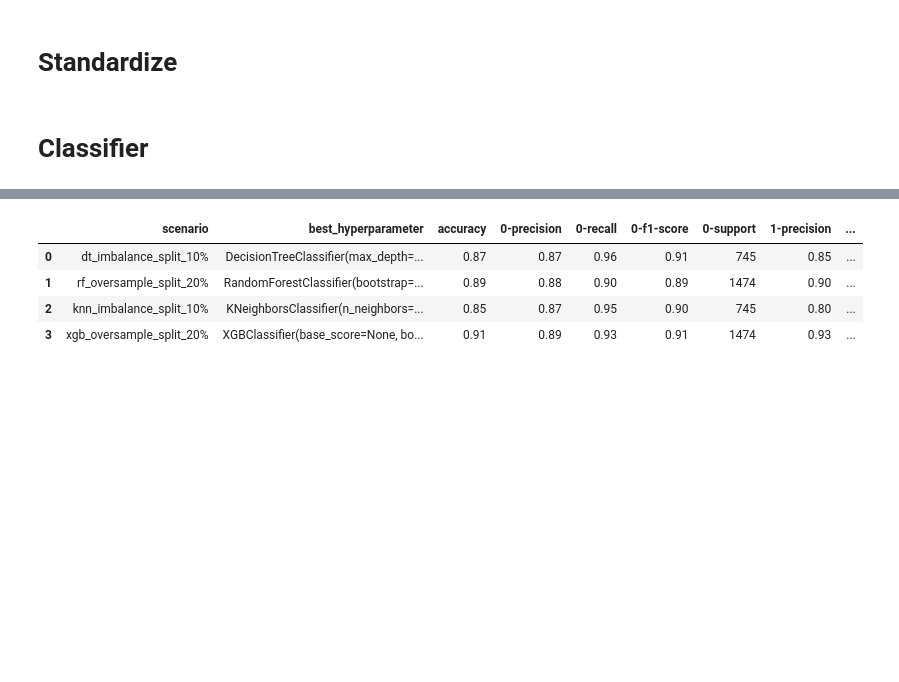
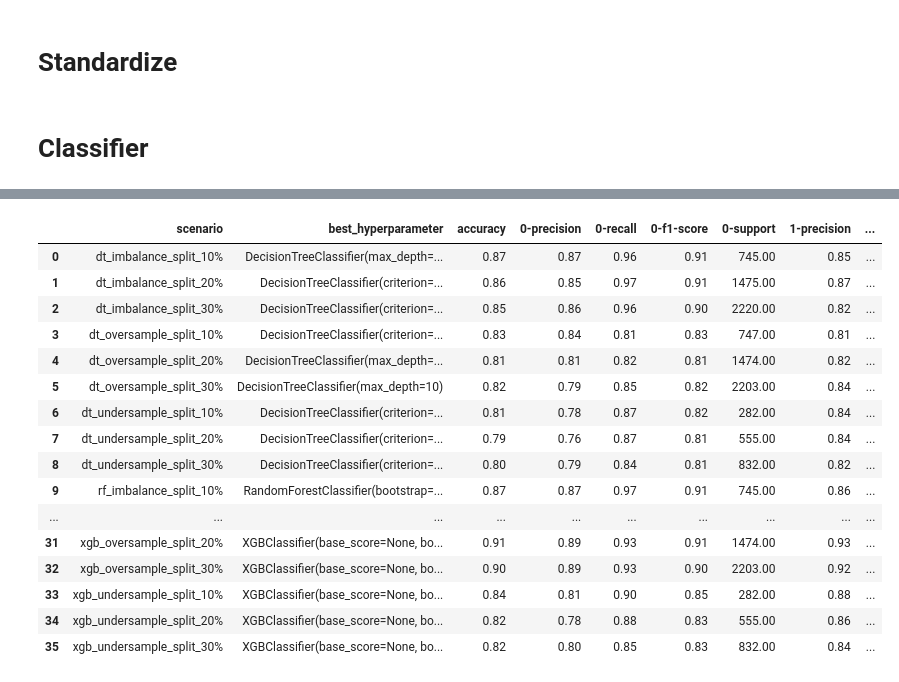
Before and after one commit to javakanaya/framingham-cvd, a Jupyter notebook: tuned-classifier.ipynb, the cells around one changed output, grey strips where cells are left out. Drawn from its saved outputs; the diff is of its cells as text; code cells hidden in the pictures; blank space fills up the shorter version.

Commit message:
feat: tuned classifier

```diff
--- a/tuned-classifier.ipynb
+++ b/tuned-classifier.ipynb
@@ -398,41 +398,41 @@ def run_experiment(df, balance_method, test_size, classifier):
 # Define the scenarios
 scenarios = [
     ('dt','imbalance', 0.1),
-    # ('dt','imbalance', 0.2),
-    # ('dt','imbalance', 0.3),
-    # ('dt','oversample', 0.1),
-    # ('dt','oversample', 0.2),
-    # ('dt','oversample', 0.3),
-    # ('dt','undersample', 0.1),
-    # ('dt','undersample', 0.2),
-    # ('dt','undersample', 0.3),
-    # ('rf','imbalance', 0.1),
-    # ('rf','imbalance', 0.2),
-    # ('rf','imbalance', 0.3),
-    # ('rf','oversample', 0.1),
+    ('dt','imbalance', 0.2),
+    ('dt','imbalance', 0.3),
+    ('dt','oversample', 0.1),
+    ('dt','oversample', 0.2),
+    ('dt','oversample', 0.3),
+    ('dt','undersample', 0.1),
+    ('dt','undersample', 0.2),
+    ('dt','undersample', 0.3),
+    ('rf','imbalance', 0.1),
+    ('rf','imbalance', 0.2),
+    ('rf','imbalance', 0.3),
+    ('rf','oversample', 0.1),
     ('rf','oversample', 0.2),
-    # ('rf','oversample', 0.3),
-    # ('rf','undersample', 0.1),
-    # ('rf','undersample', 0.2),
-    # ('rf','undersample', 0.3),
+    ('rf','oversample', 0.3),
+    ('rf','undersample', 0.1),
+    ('rf','undersample', 0.2),
+    ('rf','undersample', 0.3),
     ('knn','imbalance', 0.1),
-    # ('knn','imbalance', 0.2),
-    # ('knn','imbalance', 0.3),
-    # ('knn','oversample', 0.1),
-    # ('knn','oversample', 0.2),
-    # ('knn','oversample', 0.3),
-    # ('knn','undersample', 0.1),
-    # ('knn','undersample', 0.2),
-    # ('knn','undersample', 0.3),
-    # ('xgb','imbalance', 0.1),
-    # ('xgb','imbalance', 0.2),
-    # ('xgb','imbalance', 0.3),
-    # ('xgb','oversample', 0.1),
+    ('knn','imbalance', 0.2),
+    ('knn','imbalance', 0.3),
+    ('knn','oversample', 0.1),
+    ('knn','oversample', 0.2),
+    ('knn','oversample', 0.3),
+    ('knn','undersample', 0.1),
+    ('knn','undersample', 0.2),
+    ('knn','undersample', 0.3),
+    ('xgb','imbalance', 0.1),
+    ('xgb','imbalance', 0.2),
+    ('xgb','imbalance', 0.3),
+    ('xgb','oversample', 0.1),
     ('xgb','oversample', 0.2),
-    # ('xgb','oversample', 0.3),
-    # ('xgb','undersample', 0.1),
-    # ('xgb','undersample', 0.2),
-    # ('xgb','undersample', 0.3),
+    ('xgb','oversample', 0.3),
+    ('xgb','undersample', 0.1),
+    ('xgb','undersample', 0.2),
+    ('xgb','undersample', 0.3),
     # ('svm','imbalance', 0.1),
     # ('svm','imbalance', 0.2),
     # ('svm','imbalance', 0.3),
@@ -469,7 +469,8 @@ for classifier, balance_method, test_size in scenarios:
 
 
     # Append the result to the dataframe
-    results_df = results_df.append(report_flat, ignore_index=True)
+    # results_df = results_df.(report_flat, ignore_index=True)
+    results_df = pd.concat([results_df, pd.DataFrame([report_flat])], ignore_index=True)
 
 
     # Print and plot the confusion matrix
@@ -503,5 +517,17 @@ Fitting 5 folds for each of 243 candidates, totalling 1215 fits
 |  | scenario | best_hyperparameter | accuracy | 0-precision | 0-recall | 0-f1-score | 0-support | 1-precision | ... |
-| 0 | dt_imbalance_split_10% | DecisionTreeClassifier(max_depth=... | 0.87 | 0.87 | 0.96 | 0.91 | 745 | 0.85 | ... |
-| 1 | rf_oversample_split_20% | RandomForestClassifier(bootstrap=... | 0.89 | 0.88 | 0.90 | 0.89 | 1474 | 0.90 | ... |
-| 2 | knn_imbalance_split_10% | KNeighborsClassifier(n_neighbors=... | 0.85 | 0.87 | 0.95 | 0.90 | 745 | 0.80 | ... |
-| 3 | xgb_oversample_split_20% | XGBClassifier(base_score=None, bo... | 0.91 | 0.89 | 0.93 | 0.91 | 1474 | 0.93 | ... |
+| 0 | dt_imbalance_split_10% | DecisionTreeClassifier(max_depth=... | 0.87 | 0.87 | 0.96 | 0.91 | 745.00 | 0.85 | ... |
+| 1 | dt_imbalance_split_20% | DecisionTreeClassifier(criterion=... | 0.86 | 0.85 | 0.97 | 0.91 | 1475.00 | 0.87 | ... |
+| 2 | dt_imbalance_split_30% | DecisionTreeClassifier(criterion=... | 0.85 | 0.86 | 0.96 | 0.90 | 2220.00 | 0.82 | ... |
+| 3 | dt_oversample_split_10% | DecisionTreeClassifier(criterion=... | 0.83 | 0.84 | 0.81 | 0.83 | 747.00 | 0.81 | ... |
+| 4 | dt_oversample_split_20% | DecisionTreeClassifier(max_depth=... | 0.81 | 0.81 | 0.82 | 0.81 | 1474.00 | 0.82 | ... |
+| 5 | dt_oversample_split_30% | DecisionTreeClassifier(max_depth=10) | 0.82 | 0.79 | 0.85 | 0.82 | 2203.00 | 0.84 | ... |
+| 6 | dt_undersample_split_10% | DecisionTreeClassifier(criterion=... | 0.81 | 0.78 | 0.87 | 0.82 | 282.00 | 0.84 | ... |
+| 7 | dt_undersample_split_20% | DecisionTreeClassifier(criterion=... | 0.79 | 0.76 | 0.87 | 0.81 | 555.00 | 0.84 | ... |
+| 8 | dt_undersample_split_30% | DecisionTreeClassifier(criterion=... | 0.80 | 0.79 | 0.84 | 0.81 | 832.00 | 0.82 | ... |
+| 9 | rf_imbalance_split_10% | RandomForestClassifier(bootstrap=... | 0.87 | 0.87 | 0.97 | 0.91 | 745.00 | 0.86 | ... |
+| ... | ... | ... | ... | ... | ... | ... | ... | ... | ... |
+| 31 | xgb_oversample_split_20% | XGBClassifier(base_score=None, bo... | 0.91 | 0.89 | 0.93 | 0.91 | 1474.00 | 0.93 | ... |
+| 32 | xgb_oversample_split_30% | XGBClassifier(base_score=None, bo... | 0.90 | 0.89 | 0.93 | 0.90 | 2203.00 | 0.92 | ... |
+| 33 | xgb_undersample_split_10% | XGBClassifier(base_score=None, bo... | 0.84 | 0.81 | 0.90 | 0.85 | 282.00 | 0.88 | ... |
+| 34 | xgb_undersample_split_20% | XGBClassifier(base_score=None, bo... | 0.82 | 0.78 | 0.88 | 0.83 | 555.00 | 0.86 | ... |
+| 35 | xgb_undersample_split_30% | XGBClassifier(base_score=None, bo... | 0.82 | 0.80 | 0.85 | 0.83 | 832.00 | 0.84 | ... |
```
Also changed, not shown: parts of 1 cell of this notebook.
